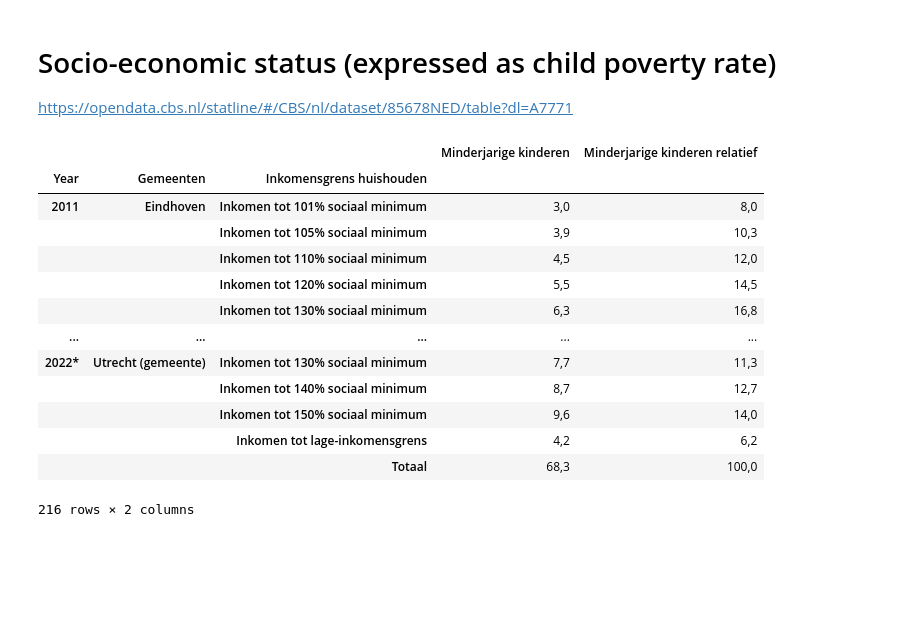
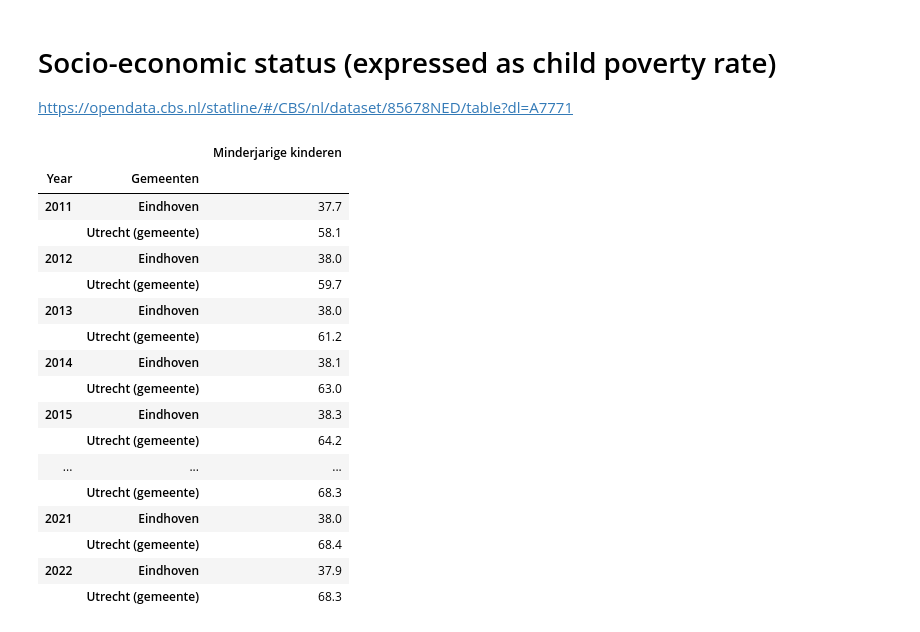
Before and after one commit to Thais02/knowledge2024, a Jupyter notebook: DataProcessing_ultimate.ipynb, the cells around one changed output. Saved outputs shown, nothing was run; the diff lists cells and outputs as text; code cells hidden in the pictures; blank space fills up the shorter version.

```diff
--- a/DataProcessing_ultimate.ipynb
+++ b/DataProcessing_ultimate.ipynb
@@ -153,20 +153,24 @@ https://opendata.cbs.nl/statline/#/CBS/nl/dataset/85678NED/table?dl=A7771
 # %%
 from socioecon import get_poverty_df
 
 
-get_poverty_df(get_csv('Laag_en_langdurig_laag_inkomen_'))
+get_poverty_df(get_csv('Laag_en_langdurig_laag_inkomen_'), only_total=True)
 # %% [output]
-|  |  |  | Minderjarige kinderen | Minderjarige kinderen relatief |
-| Year | Gemeenten | Inkomensgrens huishouden |  |  |
-| 2011 | Eindhoven | Inkomen tot 101% sociaal minimum | 3,0 | 8,0 |
-|  |  | Inkomen tot 105% sociaal minimum | 3,9 | 10,3 |
-|  |  | Inkomen tot 110% sociaal minimum | 4,5 | 12,0 |
-|  |  | Inkomen tot 120% sociaal minimum | 5,5 | 14,5 |
-|  |  | Inkomen tot 130% sociaal minimum | 6,3 | 16,8 |
-| ... | ... | ... | ... | ... |
-| 2022* | Utrecht (gemeente) | Inkomen tot 130% sociaal minimum | 7,7 | 11,3 |
-|  |  | Inkomen tot 140% sociaal minimum | 8,7 | 12,7 |
-|  |  | Inkomen tot 150% sociaal minimum | 9,6 | 14,0 |
-|  |  | Inkomen tot lage-inkomensgrens | 4,2 | 6,2 |
-|  |  | Totaal | 68,3 | 100,0 |
+|  |  | Minderjarige kinderen |
+| Year | Gemeenten |  |
+| 2011 | Eindhoven | 37.7 |
+|  | Utrecht (gemeente) | 58.1 |
+| 2012 | Eindhoven | 38.0 |
+|  | Utrecht (gemeente) | 59.7 |
+| 2013 | Eindhoven | 38.0 |
+|  | Utrecht (gemeente) | 61.2 |
+| 2014 | Eindhoven | 38.1 |
+|  | Utrecht (gemeente) | 63.0 |
+| 2015 | Eindhoven | 38.3 |
+|  | Utrecht (gemeente) | 64.2 |
+| ... | ... | ... |
+|  | Utrecht (gemeente) | 68.3 |
+| 2021 | Eindhoven | 38.0 |
+|  | Utrecht (gemeente) | 68.4 |
+| 2022 | Eindhoven | 37.9 |
+|  | Utrecht (gemeente) | 68.3 |
-216 rows × 2 columns
```
Also changed, not shown: parts of 2 cells of this notebook, 4 other files.
